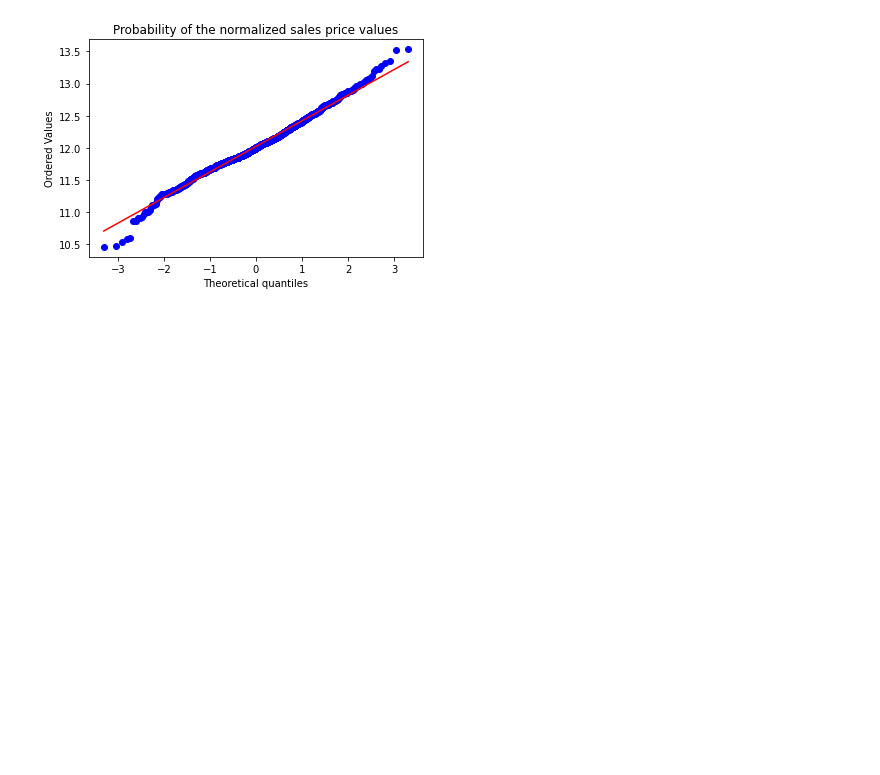
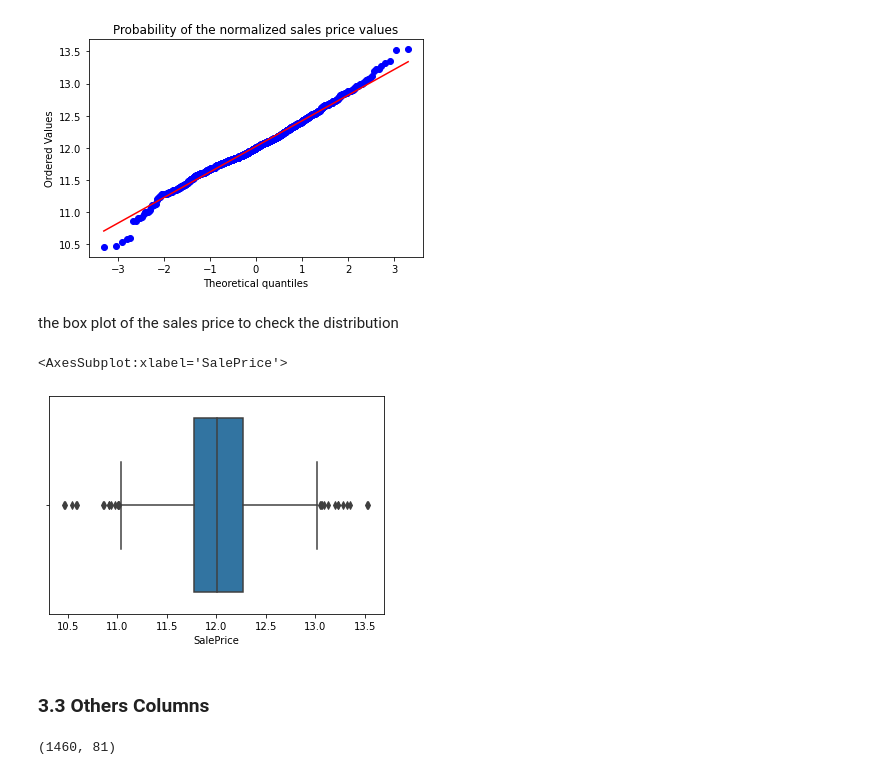
Before and after one commit to AntiKevin/House-Prices-Predict, a Jupyter notebook: house_prices.ipynb, the cells around one changed output. Saved outputs shown, nothing was run; the diff lists cells and outputs as text; code cells hidden in the pictures; blank space fills up the shorter version.

```diff
--- a/house_prices.ipynb
+++ b/house_prices.ipynb
@@ -80,3 +84,16 @@ ax.set_title("Probability of the normalized sales price values")
 # %% [output]
 Text(0.5, 1.0, 'Probability of the normalized sales price values')
 [figure]
+# %% [markdown]
+the box plot of the sales price to check the distribution
+# %%
+sns.boxplot(train.loc[:,'SalePrice'])
+# %% [output]
+<AxesSubplot:xlabel='SalePrice'>
+[figure, added]
+# %% [markdown]
+### 3.3 Others Columns
+# %%
+train.shape
+# %% [output]
+(1460, 81)
```
Also changed, not shown: parts of 6 cells of this notebook.
